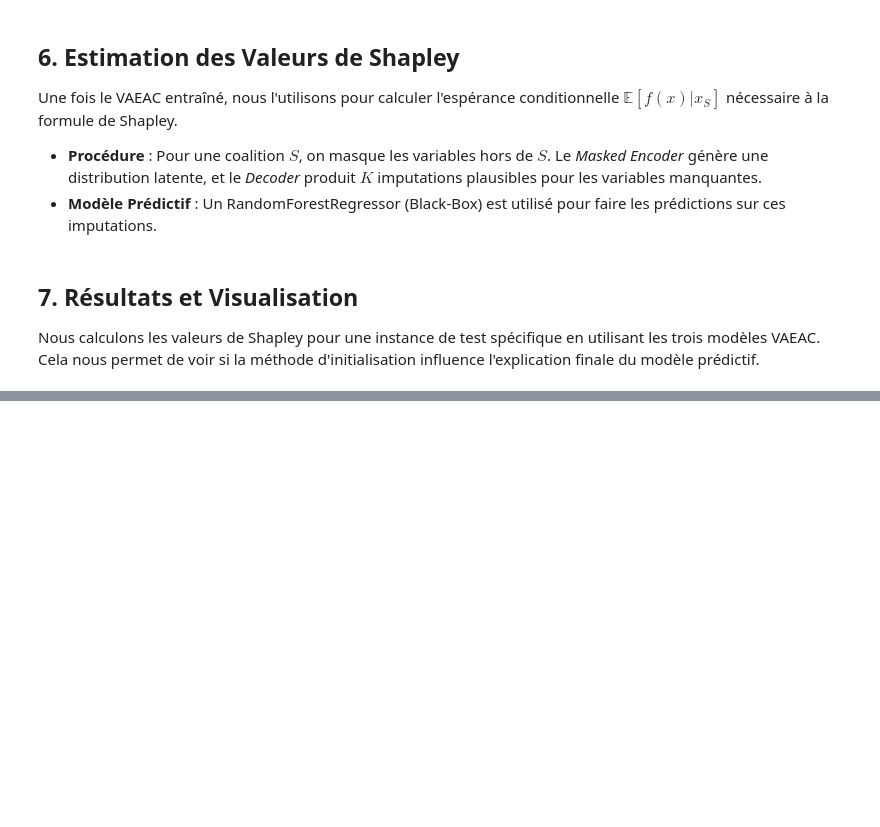
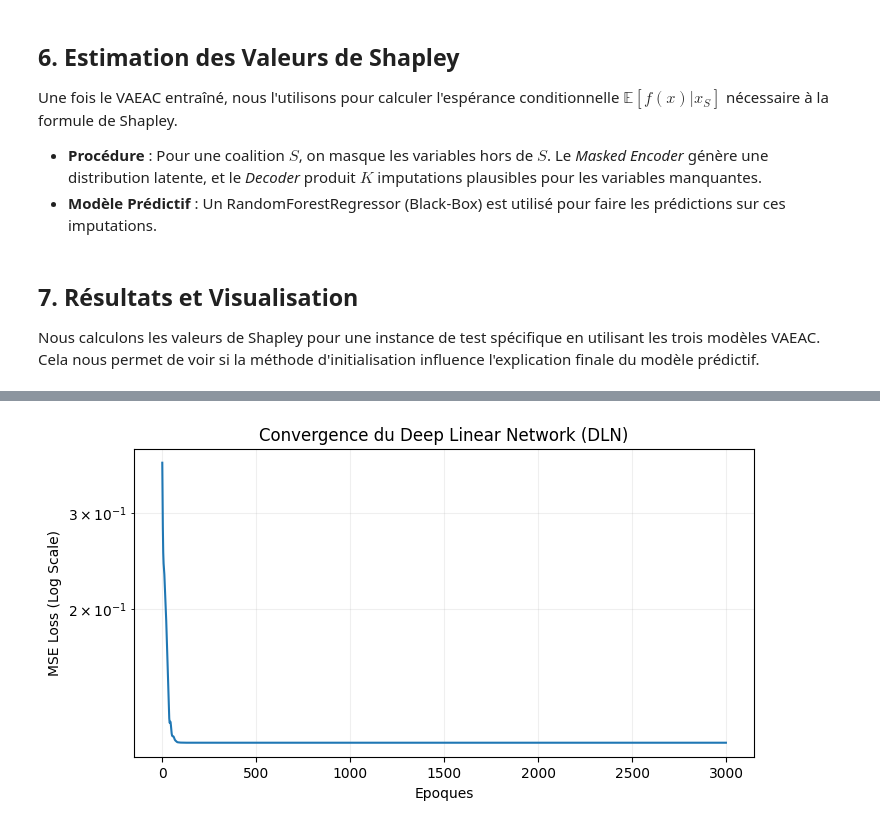
Before and after one commit to ayouboa30/VAEAC, a Jupyter notebook: VAEAC.ipynb, the cells around one changed output, grey strips where cells are left out. Drawn from its saved outputs; the diff is of its cells as text; code cells hidden in the pictures; blank space fills up the shorter version.

```diff
--- a/VAEAC.ipynb
+++ b/VAEAC.ipynb
@@ -423,0 +1112,85 @@ ShellWeight   -0.05963    0.82755 -0.00873
+# %%
+class ShapleyInversionDLN(nn.Module):
+    """
+    Deep Linear Network (DLN) comme décrit dans votre rapport.
+    Succession de couches linéaires SANS activation (ReLU/Sigmoid).
+    Cela garantit mathématiquement la préservation des propriétés de linéarité.
+    """
+    def __init__(self, input_dim, hidden_dim=128, depth=3):
+        super().__init__()
+
+        layers = []
+        # Entrée -> Caché
+        layers.append(nn.Linear(input_dim, hidden_dim, bias=True))
+
+        # Couches Cachées (Linéaires pures)
+        for _ in range(depth):
+            layers.append(nn.Linear(hidden_dim, hidden_dim, bias=False))
+
+        # Caché -> Sortie (Projection)
+        layers.append(nn.Linear(hidden_dim, input_dim, bias=False))
+
+        self.net = nn.Sequential(*layers)
+
+    def forward(self, x):
+        return self.net(x)
+
+def train_inversion_model_stable(X_train, Y_train, epochs=2000, lr=1e-3):
+    input_dim = X_train.shape[1]
+
+    # On instancie le DLN (et non plus le MLP)
+    model = ShapleyInversionDLN(input_dim, hidden_dim=64, depth=3).to(DEVICE)
+
+    # Weight Decay pour régulariser (comme mentionné dans la section "Dummy Player")
+    optimizer = torch.optim.AdamW(model.parameters(), lr=lr, weight_decay=1e-4)
+
+    # Scheduler pour réduire le LR si ça stagne
+    scheduler = torch.optim.lr_scheduler.ReduceLROnPlateau(optimizer, 'min', patience=100, factor=0.5)
+
+    criterion = nn.MSELoss()
+
+    # FULL BATCH : On met tout le dataset d'un coup sur le GPU
+    # C'est beaucoup plus stable pour 50 points que des mini-batchs
+    X_tensor = torch.FloatTensor(X_train).to(DEVICE)
+    Y_tensor = torch.FloatTensor(Y_train).to(DEVICE)
+
+    loss_history = []
+
+    print("🚀 Entraînement du DLN (Full Batch)...")
+
+    # Barre de progression
+    pbar = tqdm(range(epochs))
+    for ep in pbar:
+        optimizer.zero_grad()
+
+        # Forward sur tout le dataset
+        pred = model(X_tensor)
+        loss = criterion(pred, Y_tensor)
+
+        loss.backward()
+        optimizer.step()
+        scheduler.step(loss)
+
+        loss_history.append(loss.item())
+
+        if ep % 100 == 0:
+            pbar.set_description(f"Loss: {loss.item():.6f} | LR: {optimizer.param_groups[0]['lr']:.2e}")
+
+    return model, loss_history
+
+# Lancement de l'entraînement corrigé
+# On augmente les époques car le LR est plus faible pour la stabilité
+inversion_model, inv_history = train_inversion_model_stable(centroids, shapley_targets, epochs=3000, lr=1e-3)
+
+# Visualisation de la convergence
+plt.figure(figsize=(8, 4))
+plt.plot(inv_history)
+plt.yscale('log') # Echelle log pour mieux voir la descente
+plt.title("Convergence du Deep Linear Network (DLN)")
+plt.xlabel("Epoques")
+plt.ylabel("MSE Loss (Log Scale)")
+plt.grid(True, which="both", ls="-", alpha=0.2)
+plt.show()
+
+print(f"✅ Loss finale : {inv_history[-1]:.6f}")
+# %% [output]
@@ -423,0 +1200 @@ ShellWeight   -0.05963    0.82755 -0.00873
+[figure, added]
```
Also changed, not shown: parts of 18 cells of this notebook.
